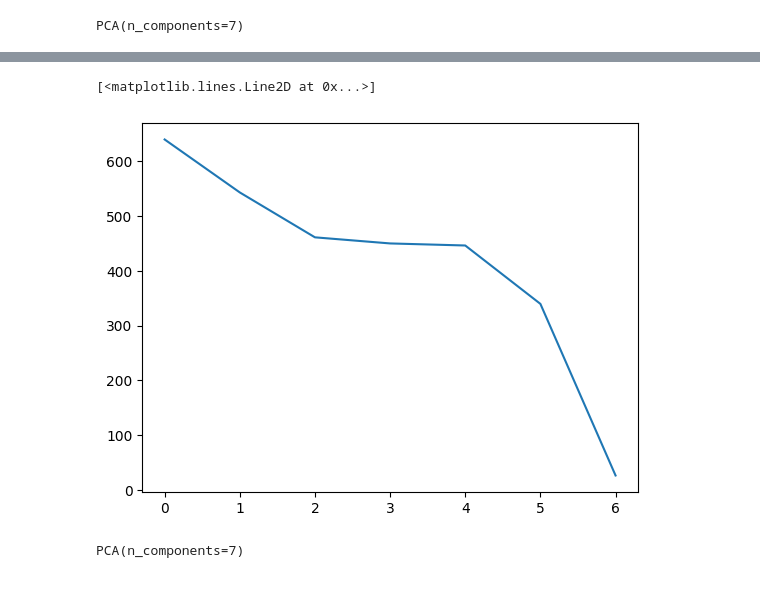
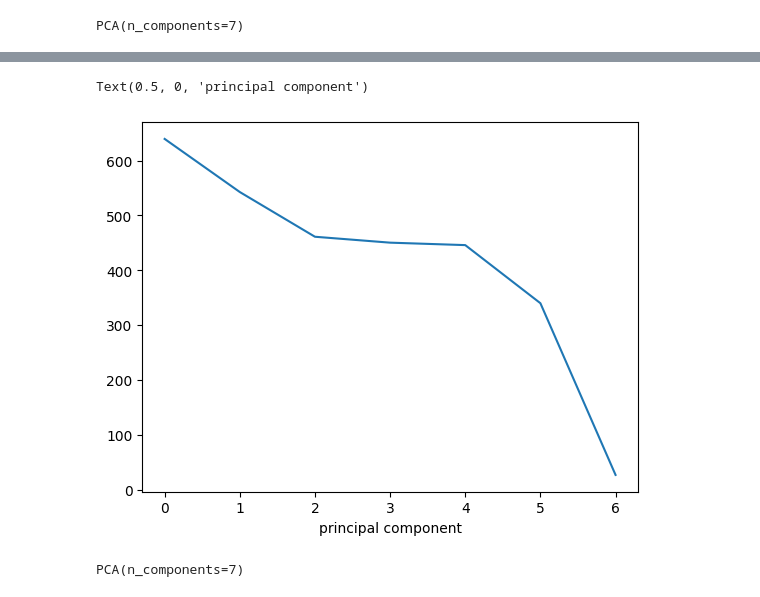
Before and after one commit to petergerrit/data_science_challenge, a Jupyter notebook: ml.ipynb, the cells around one changed output, grey strips where cells are left out. Saved outputs shown, nothing was run; the diff lists cells and outputs as text; code cells hidden in the pictures.

```diff
--- a/ml.ipynb
+++ b/ml.ipynb
@@ -327,8 +332,9 @@ array([639.59513765, 542.98735187, 461.10102855, 449.96817369,
 # %%
 plt.plot(pca.singular_values_)
+plt.xlabel('principal component')
 # %% [output]
-[<matplotlib.lines.Line2D at 0x...>]
+Text(0.5, 0, 'principal component')
-[figure, old version]
+[figure, new version]
 # %%
 scaler = StandardScaler()
 
```
Also changed, not shown: parts of 5 cells of this notebook, 42 other files.
